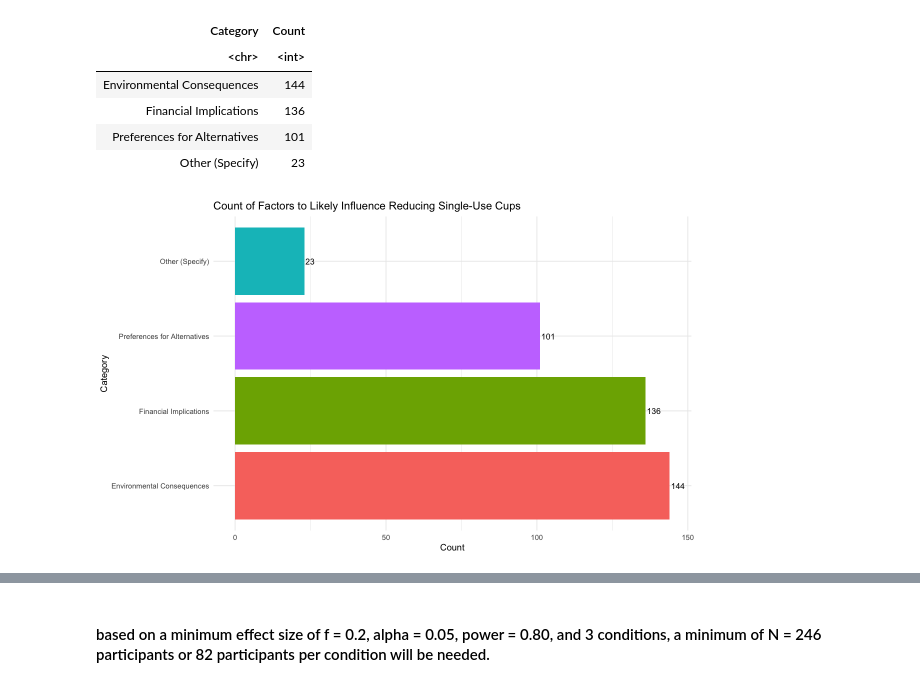
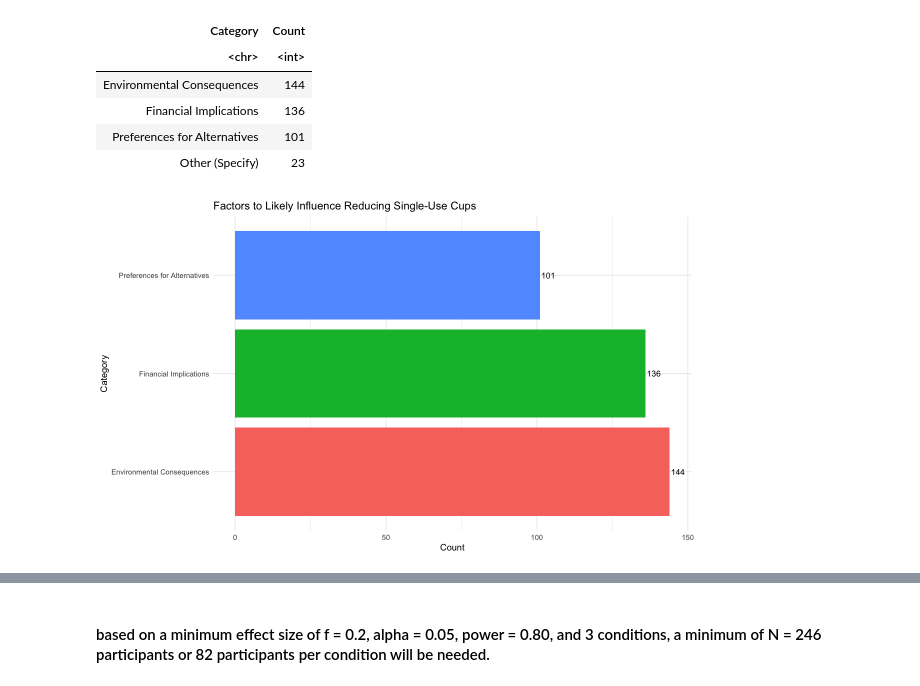
Before and after one commit to riddhibattu/PSYC421_Sustain-a-Cup-research, a Jupyter notebook: src/statistical_analysis.ipynb, the cells around one changed output, grey strips where cells are left out. Cells and saved outputs as stored; diff of their text form; code cells hidden in the pictures.

```diff
--- a/src/statistical_analysis.ipynb
+++ b/src/statistical_analysis.ipynb
@@ -206,17 +206,20 @@ A tibble: 4 x 2
 | Financial Implications | 136 |
 | Preferences for Alternatives | 101 |
 | Other (Specify) | 23 |
+# %%
+filtered_responses <- categorized_responses %>%
+  filter(Category != "Other (Specify)")
 # %%
 options(repr.plot.width=10, repr.plot.height=6)
-plot = ggplot(categorized_responses, aes(x = reorder(Category, -Count), y = Count, fill = Category)) +
+plot = ggplot(filtered_responses, aes(x = reorder(Category, -Count), y = Count, fill = Category)) +
     geom_col() +
     coord_flip() + # Flip coordinates for horizontal bars
-    labs(title = "Count of Factors to Likely Influence Reducing Single-Use Cups",
+    labs(title = "Factors to Likely Influence Reducing Single-Use Cups",
         x = "Category",
         y = "Count") +
     theme_minimal() +
     theme(legend.title = element_blank(), # Remove legend title
         legend.position = "none") # Remove legend if not needed
 plot + geom_text(aes(label = Count), position = position_dodge(width = 0.9), hjust = -0.1, size = 3.5)
 # %% [output]
-[figure, old version]
+[figure, new version]
```
Also changed, not shown: parts of 18 cells of this notebook.
